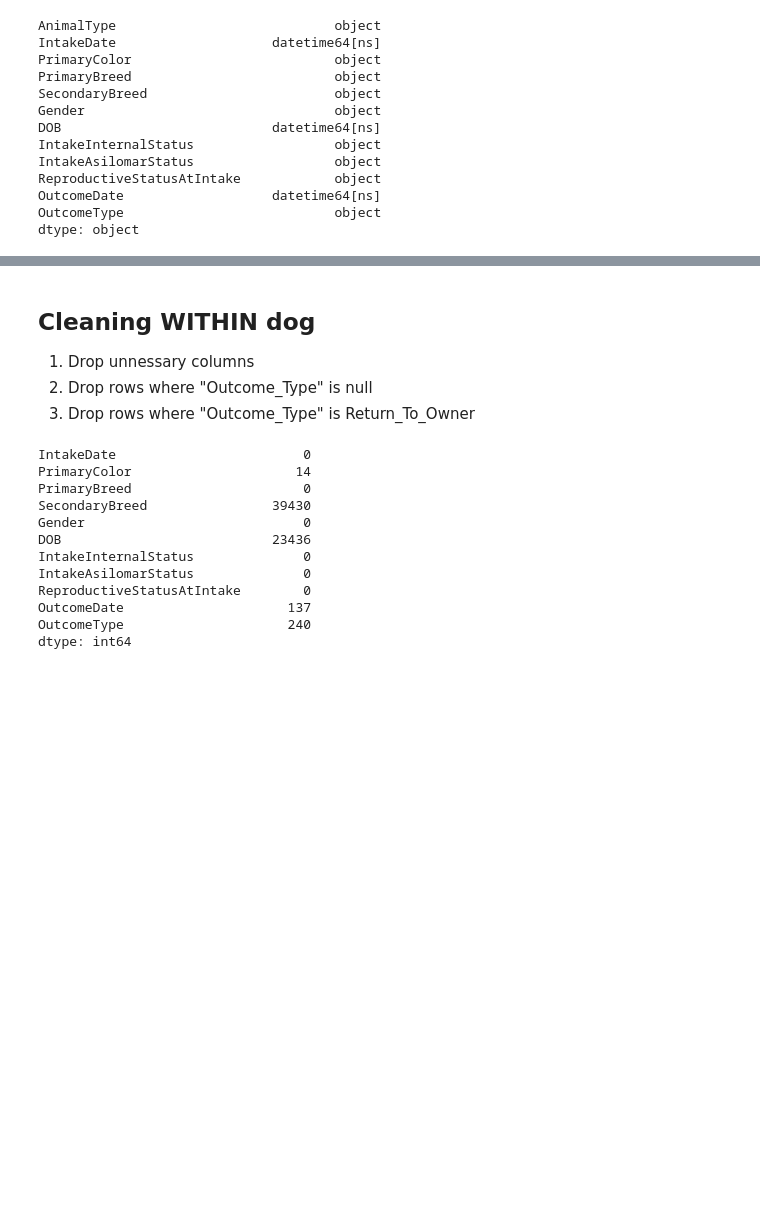
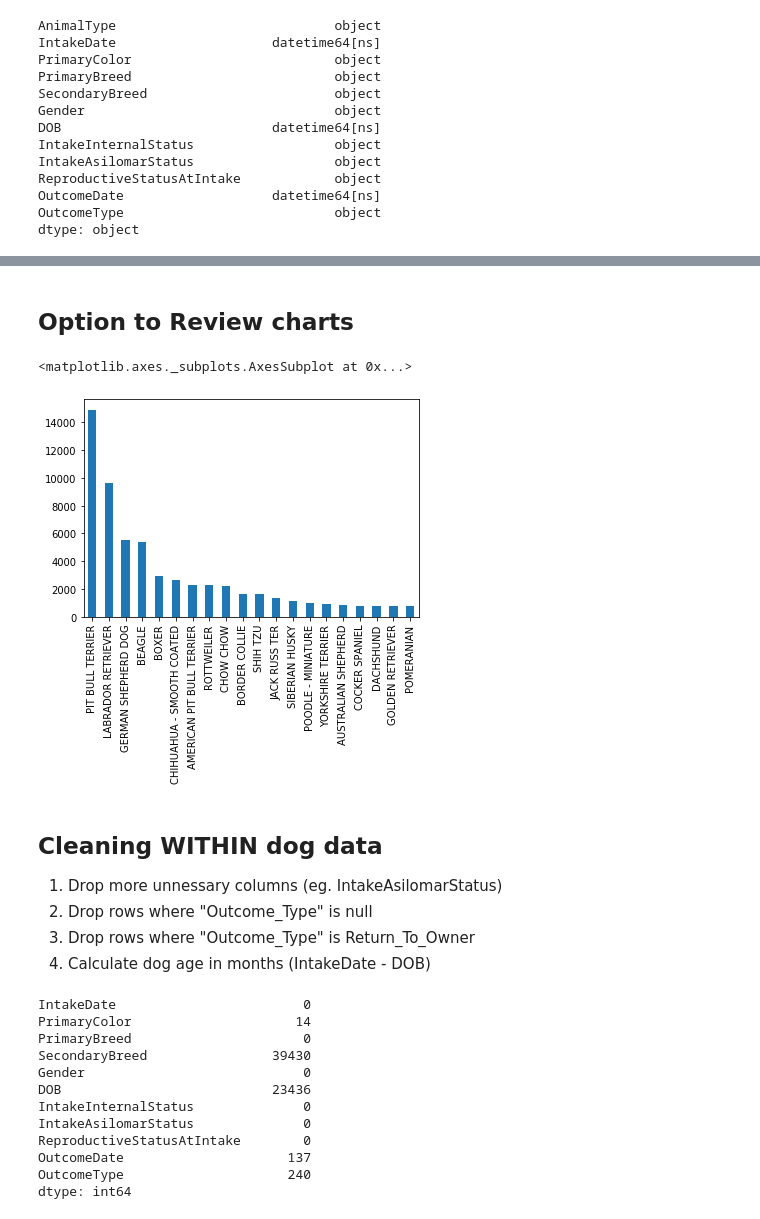
Before and after one commit to kellypriest/project-3, a Jupyter notebook: Final_Model.ipynb, the cells around one changed output, grey strips where cells are left out. Drawn from its saved outputs; the diff is of its cells as text; code cells hidden in the pictures; blank space fills up the shorter version.

```diff
--- a/Final_Model.ipynb
+++ b/Final_Model.ipynb
@@ -127,11 +127,37 @@ df3.groupby("AnimalType").count()
 |  | IntakeDate | PrimaryColor | PrimaryBreed | SecondaryBreed | Gender | DOB | IntakeInternalStatus | ... |
 | AnimalType |  |  |  |  |  |  |  | ... |
 | DOG | 77145 | 77131 | 77145 | 37715 | 77145 | 53709 | 77145 | ... |
+# %% [markdown]
+## Option to Review charts
+# %%
+# Take a quick peak at charts
+
+# Top Breeds
+df3['PrimaryBreed'].value_counts().head(20).plot.bar()
+
+# Top Outcome_Types
+# df3['OutcomeType'].value_counts().head(20).plot.bar()
+
+# Dog Status?
+# df3['IntakeInternalStatus'].value_counts().head(20).plot.bar()
+
+# Fixed?
+# df['Fixed'].value_counts().head(20).plot.bar()
+
+# Age chart
+# bins= [0,24,72,120]
+# plt.hist(df.Age_month, bins=bins, edgecolor="k")
+# plt.xticks(bins)
+# plt.show()
+# %% [output]
+<matplotlib.axes._subplots.AxesSubplot at 0x...>
+[figure, added]
 # %% [markdown]
-## Cleaning WITHIN dog
-1. Drop unnessary columns
+## Cleaning WITHIN dog data
+1. Drop more unnessary columns (eg. IntakeAsilomarStatus)
 2. Drop rows where "Outcome_Type" is null
 3. Drop rows where "Outcome_Type" is Return_To_Owner
+4. Calculate dog age in months (IntakeDate - DOB)
 # %%
 # Found dog data, drop AnimalType column
 df3 = df3.drop(columns=['AnimalType'])
```
Also changed, not shown: parts of 13 cells of this notebook, 4 other files.
